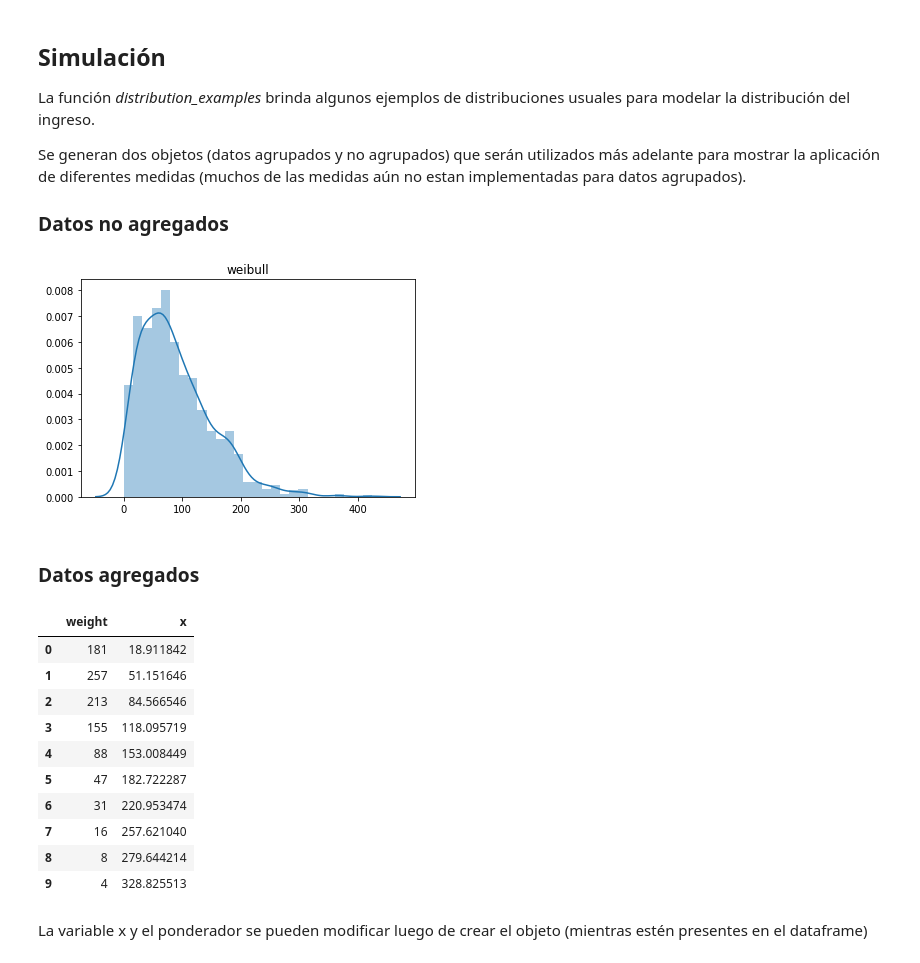
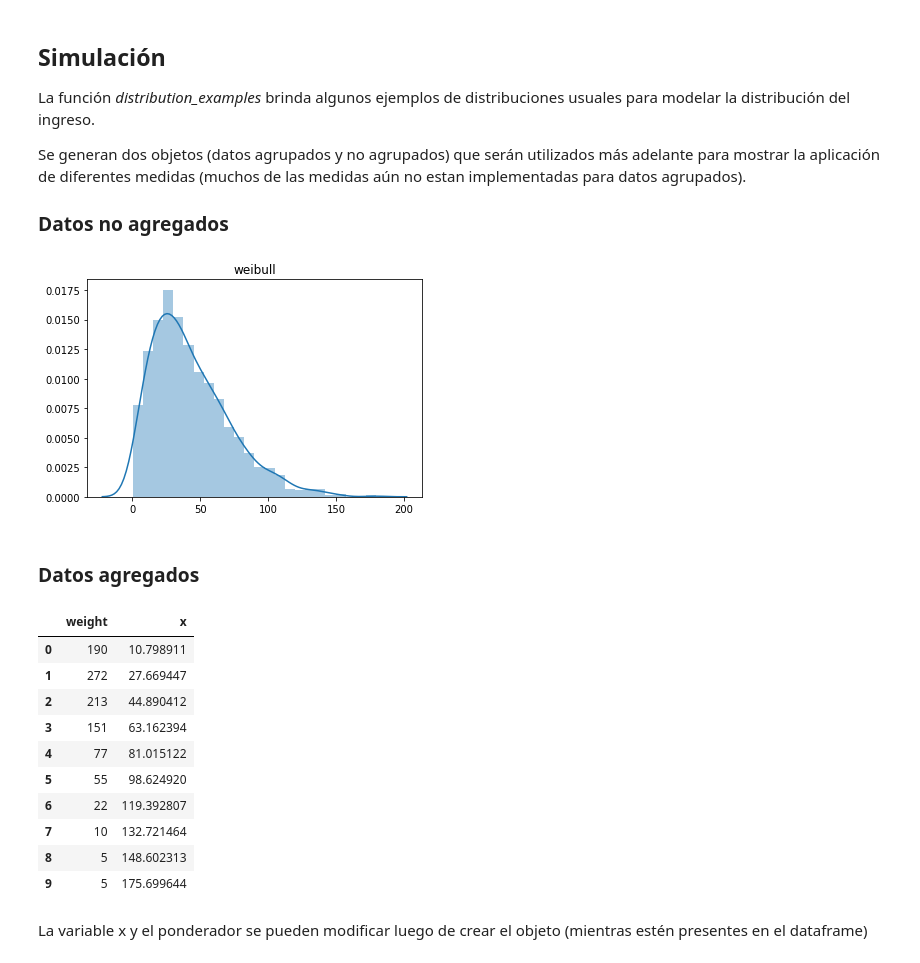
Before and after one commit to ngrion/apode, a Jupyter notebook: apode.ipynb, the cells around one changed output. Saved outputs shown, nothing was run; the diff lists cells and outputs as text; code cells hidden in the pictures.

Commit message:
Usar default_rng como constructor

```diff
--- a/apode.ipynb
+++ b/apode.ipynb
@@ -105,25 +105,27 @@ Se generan dos objetos (datos agrupados y no agrupados) que serán utilizados m
 # %%
 # Generar datos
 n = 1000 # observaciones
 j_d = 6  # elegir distribción
+rg = default_rng(12345)
 listd = ['uniform','lognormal','exponential','pareto','chisquare','gamma','weibull']
 fdistr = listd[j_d]
-df2 = distribution_examples(fdistr,n)
+#df2 = distribution_examples(fdistr,n)
+df2 = distribution_examples(rg,fdistr,n)
 
 # Crear objeto (sin agrupamiento)
 dr2 = IneqMeasure(df2)
 
 # Graficar distribución
 sns.distplot(df2).set_title(fdistr)
 plt.show()
 # %% [output]
-[figure, old version]
+[figure, new version]
 # %% [markdown]
 ### Datos agregados
 # %%
 # Generar datos con agrupamiento
 nbins = 10 # maximo, se descartan NAN
-df3 = distribution_examples(fdistr,n,nbins)
+df3 = distribution_examples(rg,fdistr,n,nbins)
 
 # Crear objeto
 dr3 = IneqMeasure(df3,varx = 'x',weight='weight')
@@ -131,16 +133,16 @@ dr3 = IneqMeasure(df3,varx = 'x',weight='weight')
 dr3.display()
 # %% [output]
 |  | weight | x |
-| 0 | 181 | 18.911842 |
-| 1 | 257 | 51.151646 |
-| 2 | 213 | 84.566546 |
-| 3 | 155 | 118.095719 |
-| 4 | 88 | 153.008449 |
-| 5 | 47 | 182.722287 |
-| 6 | 31 | 220.953474 |
-| 7 | 16 | 257.621040 |
-| 8 | 8 | 279.644214 |
-| 9 | 4 | 328.825513 |
+| 0 | 190 | 10.798911 |
+| 1 | 272 | 27.669447 |
+| 2 | 213 | 44.890412 |
+| 3 | 151 | 63.162394 |
+| 4 | 77 | 81.015122 |
+| 5 | 55 | 98.624920 |
+| 6 | 22 | 119.392807 |
+| 7 | 10 | 132.721464 |
+| 8 | 5 | 148.602313 |
+| 9 | 5 | 175.699644 |
 # %% [markdown]
 La variable x y el ponderador se pueden modificar luego de crear el objeto (mientras estén presentes en el dataframe)
 # %% [markdown]
```
Also changed, not shown: parts of 5 cells of this notebook, 2 other files.
